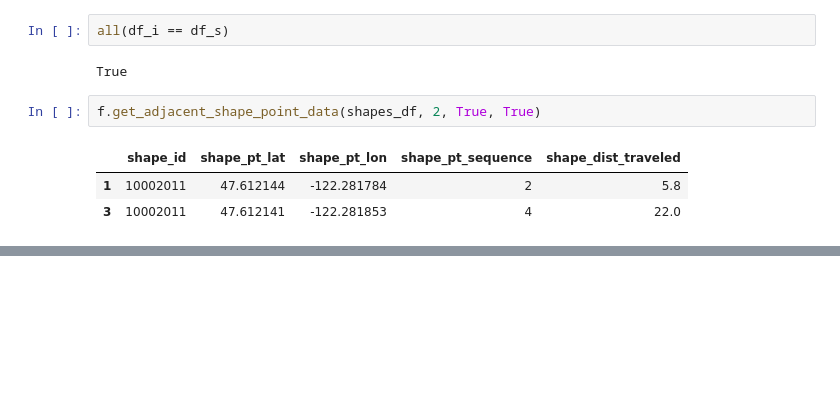
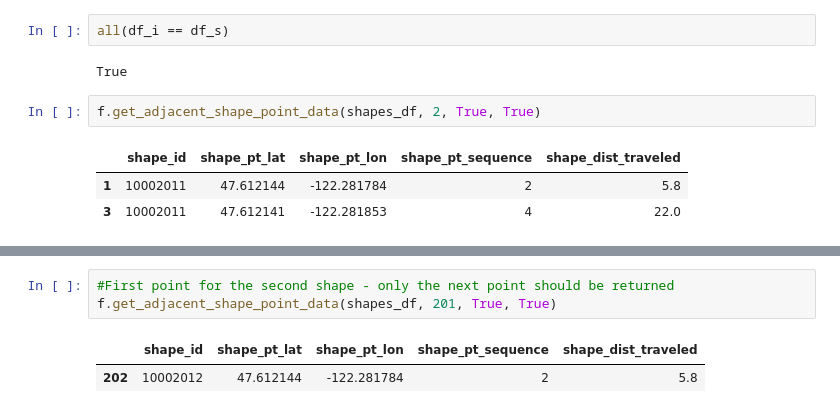
Before and after one commit to 350Seattle-Transportation-Team/gtfs-realtime, a Jupyter notebook: route_shape_process/2019_06_09_test_find_closest_route_point.ipynb, the cells around one changed output, grey strips where cells are left out. Drawn from its saved outputs; the diff is of its cells as text; blank space fills up the shorter version.

```diff
--- a/route_shape_process/2019_06_09_test_find_closest_route_point.ipynb
+++ b/route_shape_process/2019_06_09_test_find_closest_route_point.ipynb
@@ -260,0 +284,6 @@ f.get_adjacent_shape_point_data(shapes_df, 2, True, True)
+# %%
+#First point for the second shape - only the next point should be returned
+f.get_adjacent_shape_point_data(shapes_df, 201, True, True)
+# %% [output]
+|  | shape_id | shape_pt_lat | shape_pt_lon | shape_pt_sequence | shape_dist_traveled |
+| 202 | 10002012 | 47.612144 | -122.281784 | 2 | 5.8 |
```
Also changed, not shown: parts of 22 cells of this notebook, 1 other file.
